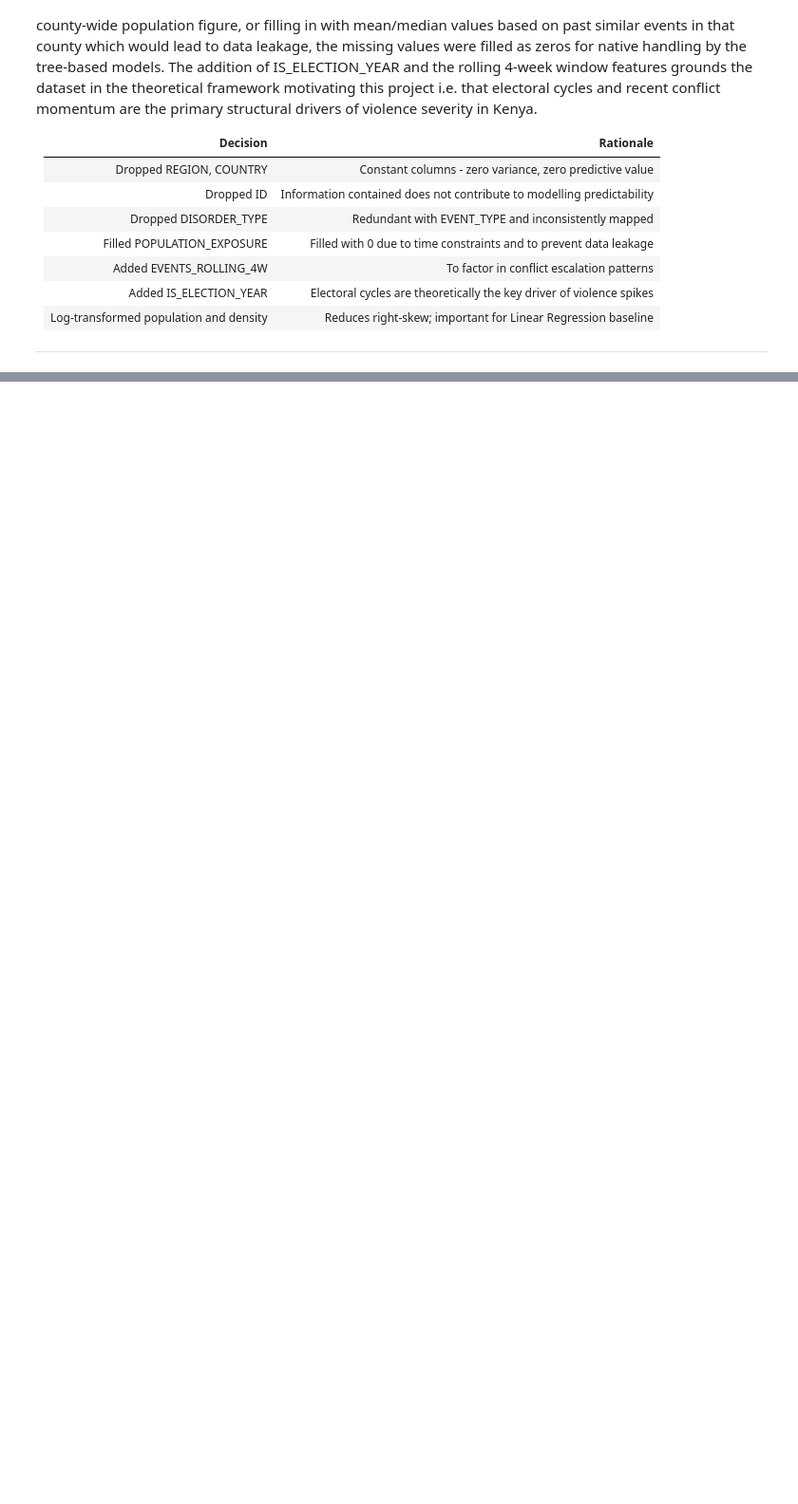
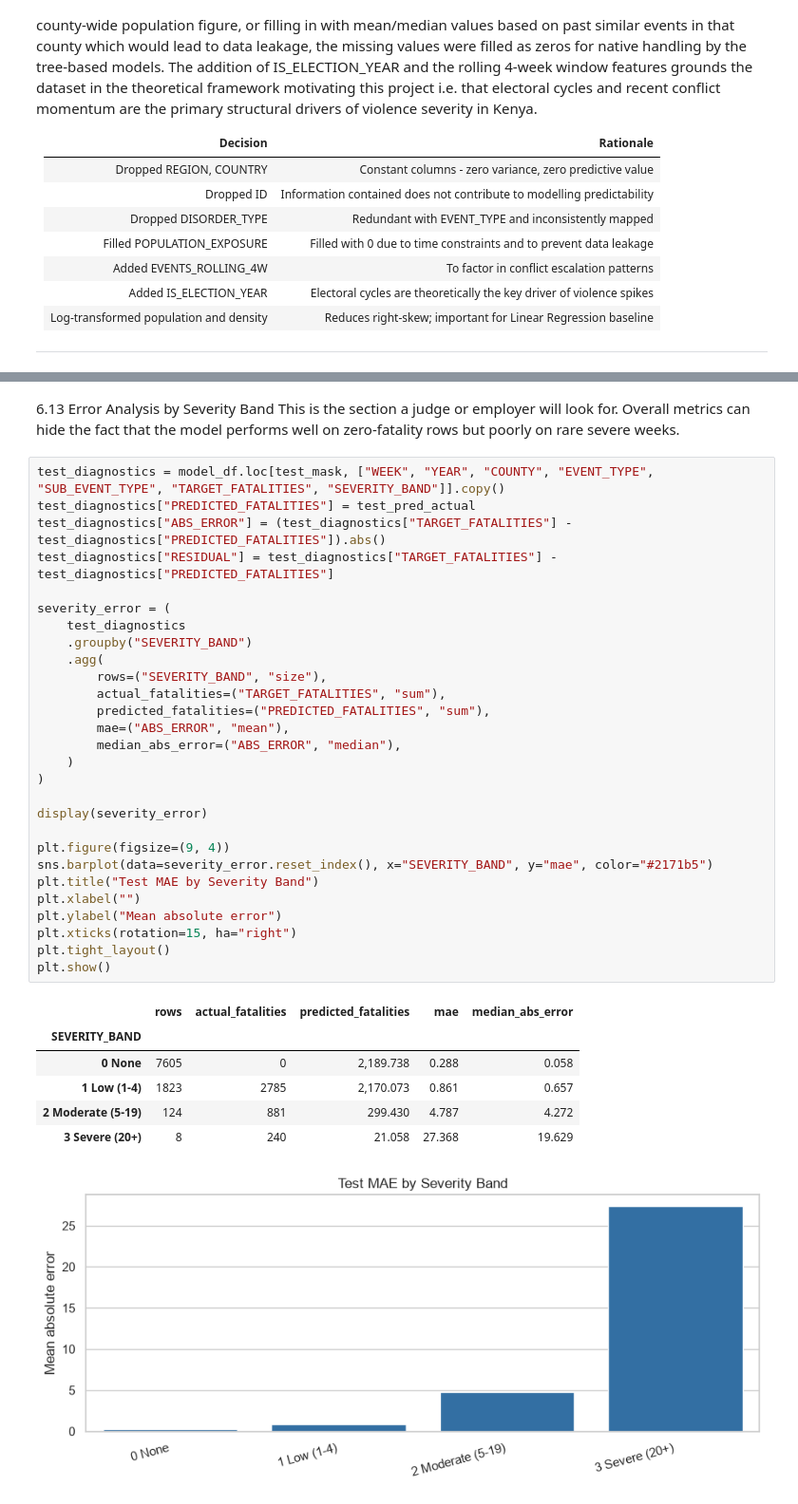
Before and after one commit to KimutaiHub/kenya-political-violence-risk-prediction, a Jupyter notebook: master_notebook.ipynb, the cells around one changed output, grey strips where cells are left out. Shown at 95% size. Drawn from its saved outputs; the diff is of its cells as text; blank space fills up the shorter version.

```diff
--- a/master_notebook.ipynb
+++ b/master_notebook.ipynb
@@ -819,0 +1450,40 @@ The most consequential decision was the treatment of POPULATION_EXPOSURE: rather
+# %% [markdown]
+6.13 Error Analysis by Severity Band
+This is the section a judge or employer will look for.
+Overall metrics can hide the fact that the model performs well on zero-fatality rows but poorly on rare severe weeks.
+# %%
+test_diagnostics = model_df.loc[test_mask, ["WEEK", "YEAR", "COUNTY", "EVENT_TYPE", "SUB_EVENT_TYPE", "TARGET_FATALITIES", "SEVERITY_BAND"]].copy()
+test_diagnostics["PREDICTED_FATALITIES"] = test_pred_actual
+test_diagnostics["ABS_ERROR"] = (test_diagnostics["TARGET_FATALITIES"] - test_diagnostics["PREDICTED_FATALITIES"]).abs()
+test_diagnostics["RESIDUAL"] = test_diagnostics["TARGET_FATALITIES"] - test_diagnostics["PREDICTED_FATALITIES"]
+
+severity_error = (
+    test_diagnostics
+    .groupby("SEVERITY_BAND")
+    .agg(
+        rows=("SEVERITY_BAND", "size"),
+        actual_fatalities=("TARGET_FATALITIES", "sum"),
+        predicted_fatalities=("PREDICTED_FATALITIES", "sum"),
+        mae=("ABS_ERROR", "mean"),
+        median_abs_error=("ABS_ERROR", "median"),
+    )
+)
+
+display(severity_error)
+
+plt.figure(figsize=(9, 4))
+sns.barplot(data=severity_error.reset_index(), x="SEVERITY_BAND", y="mae", color="#2171b5")
+plt.title("Test MAE by Severity Band")
+plt.xlabel("")
+plt.ylabel("Mean absolute error")
+plt.xticks(rotation=15, ha="right")
+plt.tight_layout()
+plt.show()
+# %% [output]
+|  | rows | actual_fatalities | predicted_fatalities | mae | median_abs_error |
+| SEVERITY_BAND |  |  |  |  |  |
+| 0 None | 7605 | 0 | 2,189.738 | 0.288 | 0.058 |
+| 1 Low (1-4) | 1823 | 2785 | 2,170.073 | 0.861 | 0.657 |
+| 2 Moderate (5-19) | 124 | 881 | 299.430 | 4.787 | 4.272 |
+| 3 Severe (20+) | 8 | 240 | 21.058 | 27.368 | 19.629 |
+[figure, added]
```
Also changed, not shown: parts of 46 cells of this notebook, 5 other files.
